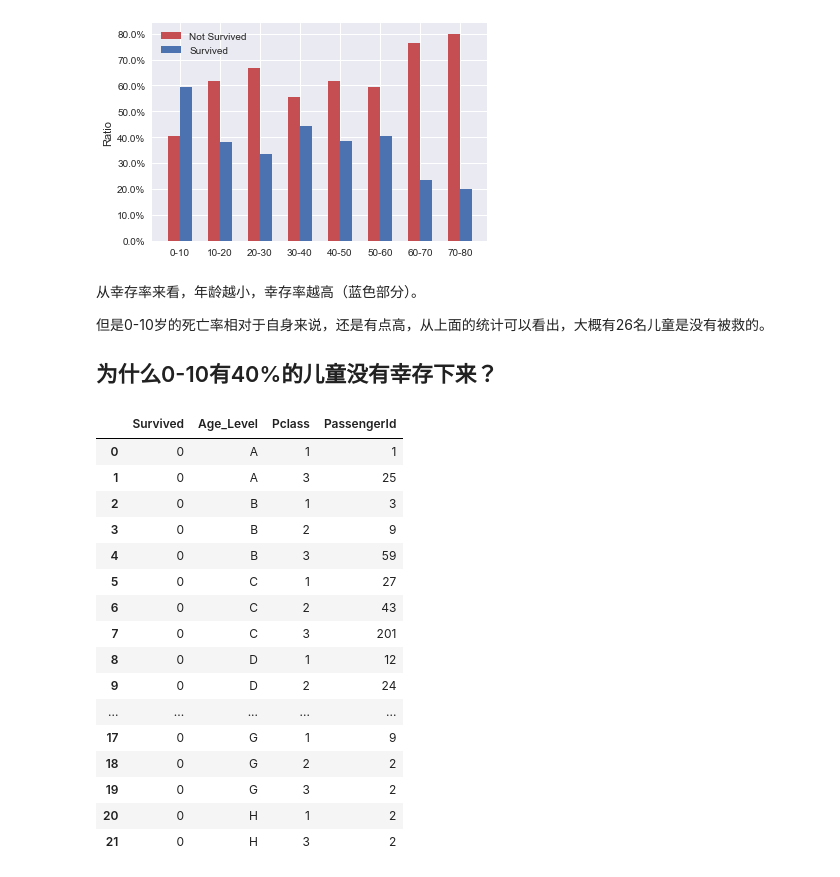
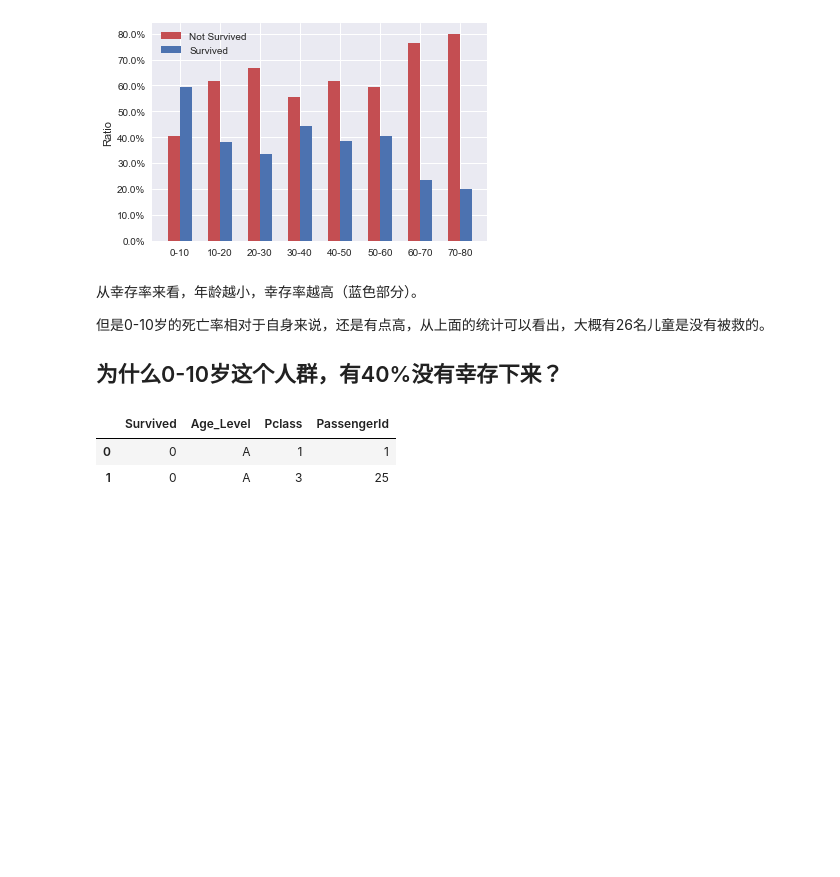
Before and after one commit to niko-liu/data_analysis, a Jupyter notebook: titanic-data-analyse.ipynb, the cells around one changed output. Drawn from its saved outputs; the diff is of its cells as text; code cells hidden in the pictures; blank space fills up the shorter version.

```diff
--- a/titanic-data-analyse.ipynb
+++ b/titanic-data-analyse.ipynb
@@ -326,25 +327,12 @@ create_bar_plot(ns_df, s_df, cols_name, x_labels, ylabel=ylabel, df1_label=df1_l
 
 但是0-10岁的死亡率相对于自身来说，还是有点高，从上面的统计可以看出，大概有26名儿童是没有被救的。
 
-## 为什么0-10有40%的儿童没有幸存下来？
+## 为什么0-10岁这个人群，有40%没有幸存下来？
 # %%
 s_age_group2 = multi_index_groupby_count(['Survived', 'Age_Level', 'Pclass'], False, ['Survived', 'Age_Level', 'Pclass', 'PassengerId'])
-get_df_by_colval(s_age_group2, 'Survived', 0)
+nsg=get_df_by_colval(s_age_group2, 'Survived', 0)
+get_df_by_colval(nsg, 'Age_Level', 'A')
 # %% [output]
 |  | Survived | Age_Level | Pclass | PassengerId |
 | 0 | 0 | A | 1 | 1 |
 | 1 | 0 | A | 3 | 25 |
-| 2 | 0 | B | 1 | 3 |
-| 3 | 0 | B | 2 | 9 |
-| 4 | 0 | B | 3 | 59 |
-| 5 | 0 | C | 1 | 27 |
-| 6 | 0 | C | 2 | 43 |
-| 7 | 0 | C | 3 | 201 |
-| 8 | 0 | D | 1 | 12 |
-| 9 | 0 | D | 2 | 24 |
-| ... | ... | ... | ... | ... |
-| 17 | 0 | G | 1 | 9 |
-| 18 | 0 | G | 2 | 2 |
-| 19 | 0 | G | 3 | 2 |
-| 20 | 0 | H | 1 | 2 |
-| 21 | 0 | H | 3 | 2 |
```
Also changed, not shown: parts of 5 cells of this notebook.
